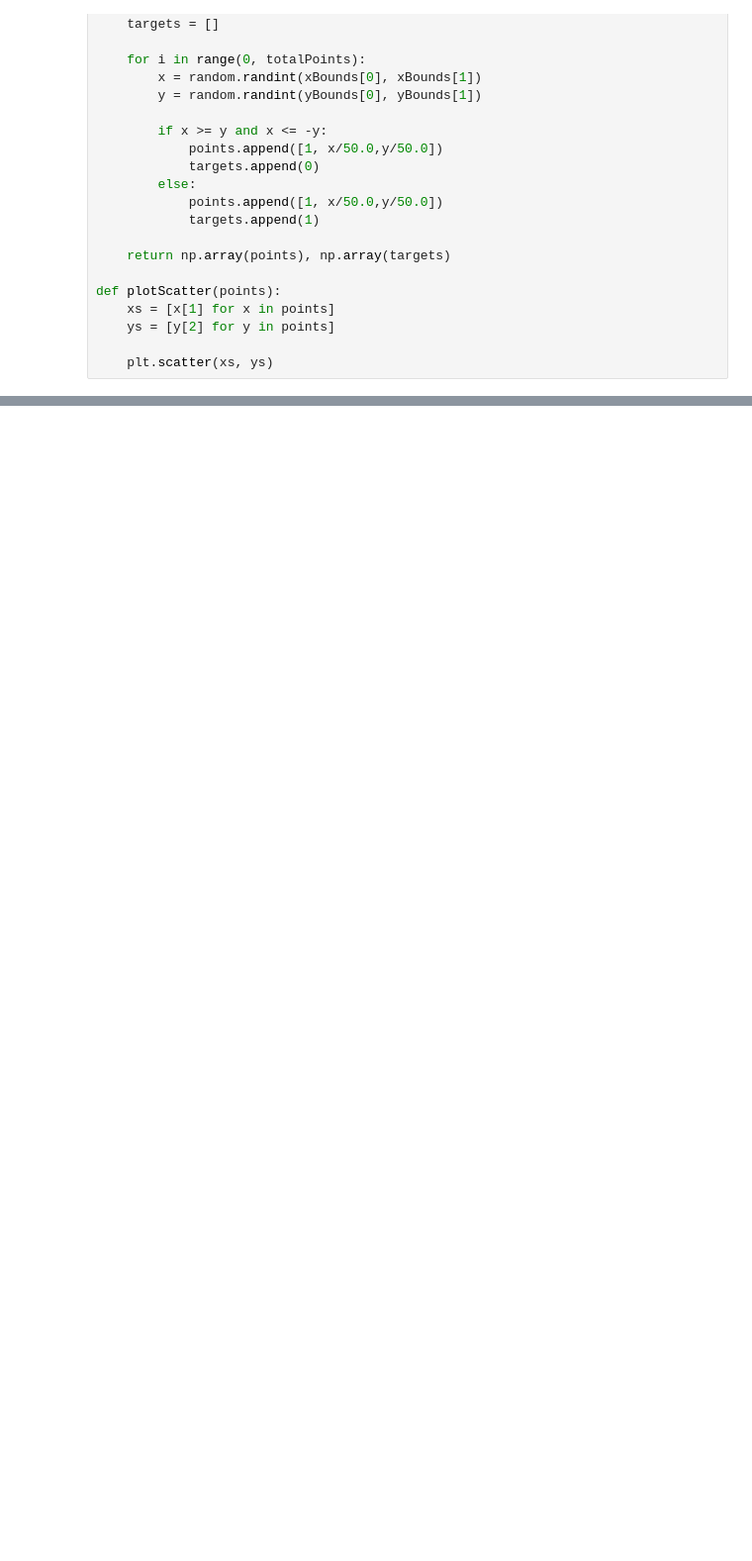
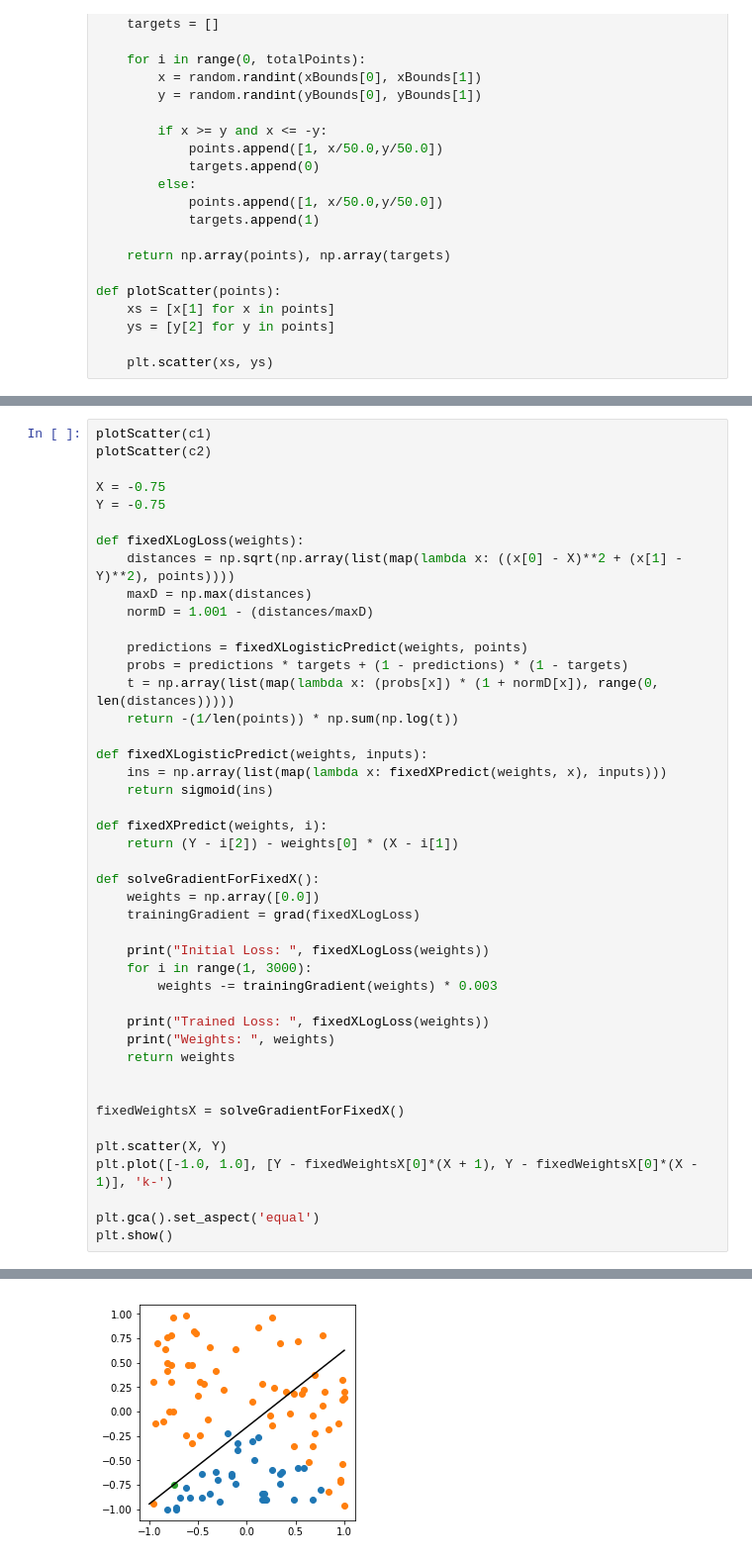
Before and after one commit to garibaldu/boundary-seekers, a Jupyter notebook: Perceptron Play.ipynb, the cells around one changed output, grey strips where cells are left out. Shown at 99% size. Drawn from its saved outputs; the diff is of its cells as text; blank space fills up the shorter version.

```diff
--- a/Perceptron Play.ipynb
+++ b/Perceptron Play.ipynb
@@ -60,0 +119,45 @@ def trainBasicPerceptron():
+# %%
+plotScatter(c1)
+plotScatter(c2)
+
+X = -0.75
+Y = -0.75
+
+def fixedXLogLoss(weights):
+    distances = np.sqrt(np.array(list(map(lambda x: ((x[0] - X)**2 + (x[1] - Y)**2), points))))
+    maxD = np.max(distances)
+    normD = 1.001 - (distances/maxD)
+
+    predictions = fixedXLogisticPredict(weights, points)
+    probs = predictions * targets + (1 - predictions) * (1 - targets)
+    t = np.array(list(map(lambda x: (probs[x]) * (1 + normD[x]), range(0, len(distances)))))
+    return -(1/len(points)) * np.sum(np.log(t))
+
+def fixedXLogisticPredict(weights, inputs):
+    ins = np.array(list(map(lambda x: fixedXPredict(weights, x), inputs)))
+    return sigmoid(ins)
+
+def fixedXPredict(weights, i):
+    return (Y - i[2]) - weights[0] * (X - i[1])
+
+def solveGradientForFixedX():
+    weights = np.array([0.0])
+    trainingGradient = grad(fixedXLogLoss)
+
+    print("Initial Loss: ", fixedXLogLoss(weights))
+    for i in range(1, 3000):
+        weights -= trainingGradient(weights) * 0.003
+
+    print("Trained Loss: ", fixedXLogLoss(weights))
+    print("Weights: ", weights)
+    return weights
+
+
+fixedWeightsX = solveGradientForFixedX()
+
+plt.scatter(X, Y)
+plt.plot([-1.0, 1.0], [Y - fixedWeightsX[0]*(X + 1), Y - fixedWeightsX[0]*(X - 1)], 'k-')
+
+plt.gca().set_aspect('equal')
+plt.show()
+# %% [output]
@@ -60,0 +167 @@ def trainBasicPerceptron():
+[figure, added]
```
Also changed, not shown: parts of 9 cells of this notebook.
